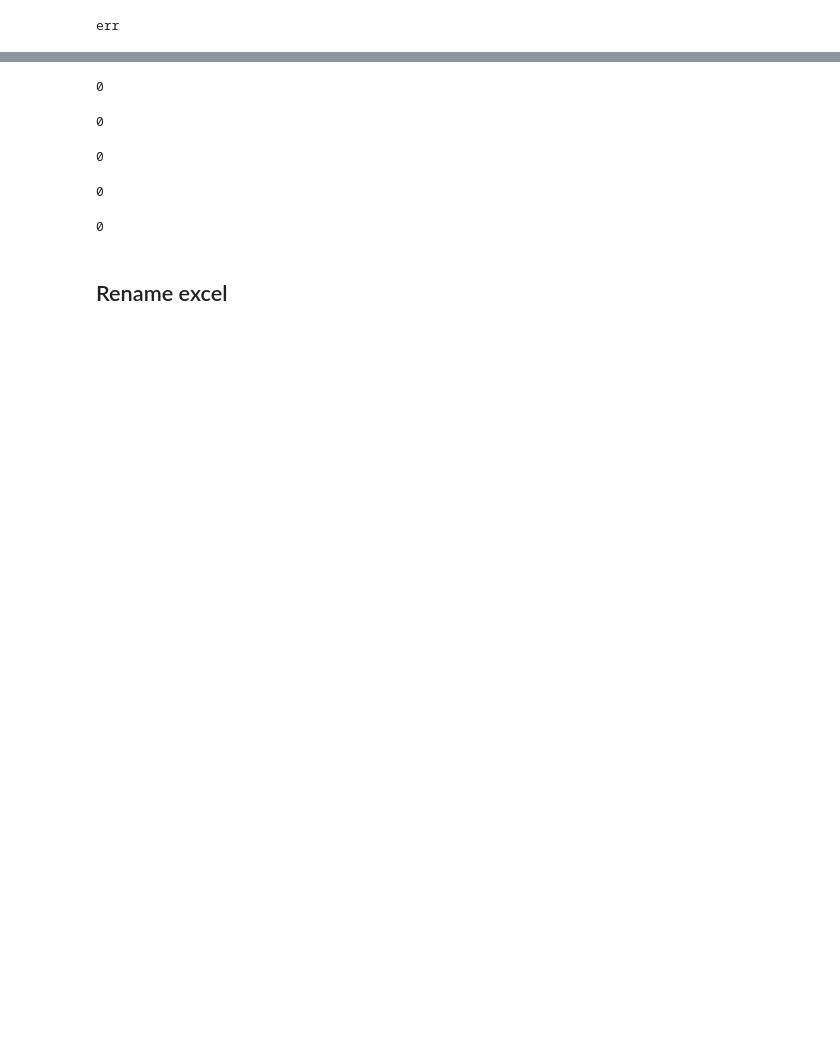
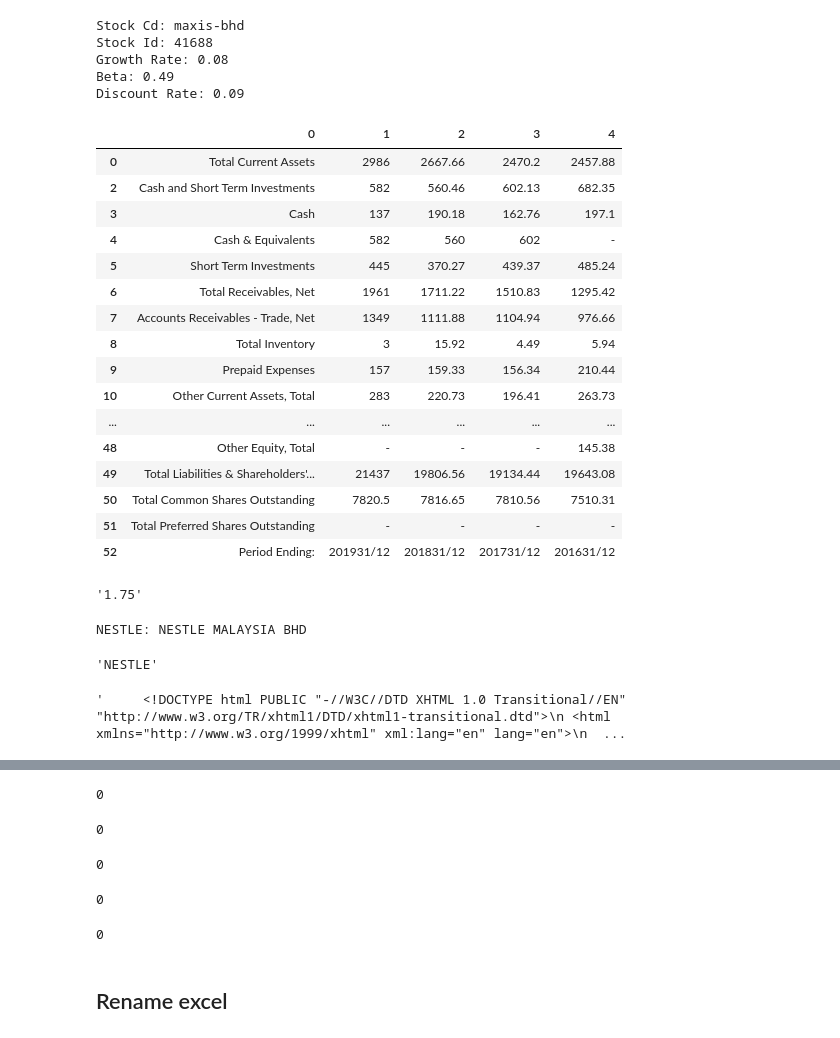
Before and after one commit to nimotsu/stock, a Jupyter notebook: Scrape_from_investing.ipynb, the cells around one changed output, grey strips where cells are left out. Saved outputs shown, nothing was run; the diff lists cells and outputs as text; code cells hidden in the pictures; blank space fills up the shorter version.

Commit message:
Add i3investor summary

```diff
--- a/Scrape_from_investing.ipynb
+++ b/Scrape_from_investing.ipynb
@@ -190,7 +14,0 @@ class Stock:
-# %%
-try:
-    maxis = Stock("mais-bhd")
-except:
-    print('err')
-# %% [output]
-err
@@ -200,0 +15,28 @@ soup = BeautifulSoup(html)
+# %%
+maxis = Stock("maxis-bhd")
+# %% [output]
+Stock Cd: maxis-bhd
+Stock Id: 41688
+Growth Rate: 0.08
+Beta: 0.49
+Discount Rate: 0.09
+# %%
+maxis.balance_sheet
+# %% [output]
+|  | 0 | 1 | 2 | 3 | 4 |
+| 0 | Total Current Assets | 2986 | 2667.66 | 2470.2 | 2457.88 |
+| 2 | Cash and Short Term Investments | 582 | 560.46 | 602.13 | 682.35 |
+| 3 | Cash | 137 | 190.18 | 162.76 | 197.1 |
+| 4 | Cash & Equivalents | 582 | 560 | 602 | - |
+| 5 | Short Term Investments | 445 | 370.27 | 439.37 | 485.24 |
+| 6 | Total Receivables, Net | 1961 | 1711.22 | 1510.83 | 1295.42 |
+| 7 | Accounts Receivables - Trade, Net | 1349 | 1111.88 | 1104.94 | 976.66 |
+| 8 | Total Inventory | 3 | 15.92 | 4.49 | 5.94 |
+| 9 | Prepaid Expenses | 157 | 159.33 | 156.34 | 210.44 |
+| 10 | Other Current Assets, Total | 283 | 220.73 | 196.41 | 263.73 |
+| ... | ... | ... | ... | ... | ... |
+| 48 | Other Equity, Total | - | - | - | 145.38 |
+| 49 | Total Liabilities & Shareholders'... | 21437 | 19806.56 | 19134.44 | 19643.08 |
+| 50 | Total Common Shares Outstanding | 7820.5 | 7816.65 | 7810.56 | 7510.31 |
+| 51 | Total Preferred Shares Outstanding | - | - | - | - |
+| 52 | Period Ending: | 201931/12 | 201831/12 | 201731/12 | 201631/12 |
@@ -200,0 +47,5 @@ soup = BeautifulSoup(html)
+# %%
+m = re.search(r"fair value \(MYR([+-]?\d+\.\d+)\)", soup.text)
+m.groups()[0]
+# %% [output]
+'1.75'
@@ -200,0 +56,18 @@ soup = BeautifulSoup(html)
+# %%
+headers = {
+    'User-Agent': 'Mozilla',
+}
+
+params = (
+    ('qt', 'lscomn'),
+    ('qp', 'nestle'),
+)
+
+response = requests.get('https://klse.i3investor.com/cmservlet.jsp', headers=headers, params=params)
+print(response.text)
+# %% [output]
+NESTLE: NESTLE MALAYSIA BHD
+# %%
+query = response.text.split(":")[0]
+# %% [output]
+'NESTLE'
@@ -200,0 +81,4 @@ soup = BeautifulSoup(html)
+# %%
+response.text
+# %% [output]
+'     <!DOCTYPE html PUBLIC "-//W3C//DTD XHTML 1.0 Transitional//EN" "http://www.w3.org/TR/xhtml1/DTD/xhtml1-transitional.dtd">\n <html xmlns="http://www.w3.org/1999/xhtml" xml:lang="en" lang="en">\n  ...
```
Also changed, not shown: parts of 26 cells of this notebook, 4 other files.
